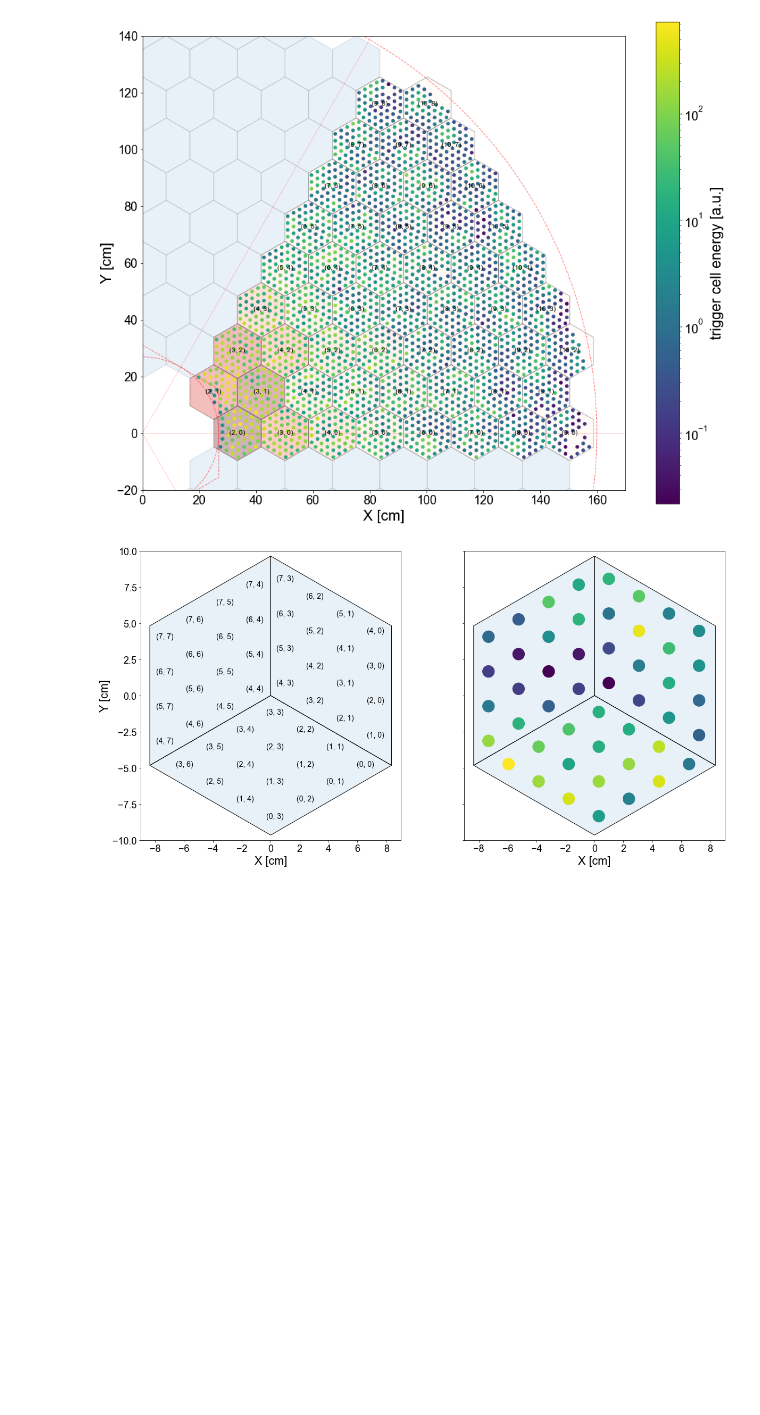
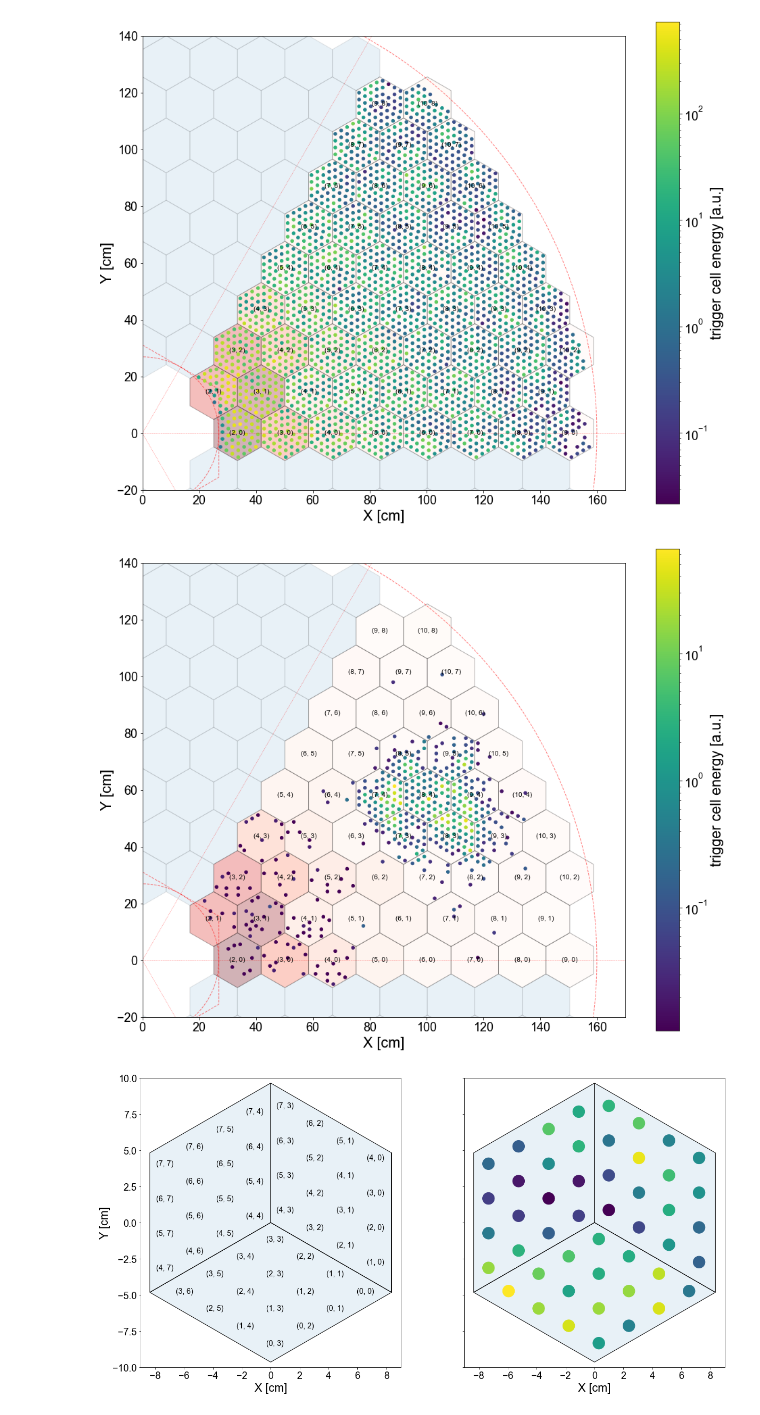
Before and after one commit to NWUHEP/hgcal-analysis, a Jupyter notebook: notebooks/tc_visualizer.ipynb, the cells around one changed output. Drawn from its saved outputs; the diff is of its cells as text; code cells hidden in the pictures; blank space fills up the shorter version.

Commit message:
Building mixing module for single neighborhood

```diff
--- a/notebooks/tc_visualizer.ipynb
+++ b/notebooks/tc_visualizer.ipynb
@@ -121,6 +115,49 @@ plt.savefig('plots/first_wedge_indexing.png')
 plt.show()
 # %% [output]
 [figure]
+# %%
+# Draw events within a single hex neighborhood
+
+# make some plots
+fig, ax = plt.subplots(1, figsize=(16, 16))
+ax.set_aspect('equal')
+
+# get the events centered on neighborhood
+u, v = (8, 4)
+hex_neighbor = gt.hex_neighbors(u, v)
+g = df_cut.groupby(['event', 'tc_waferu', 'tc_waferv'])
+
+wedge_condition = 'tc_waferu >= 2 and tc_waferu > tc_waferv and tc_waferv >= 0'
+wafer_sums = event_tc.query(wedge_condition).groupby(['tc_waferu', 'tc_waferv']).sum()
+pt.draw_hgcal_layer(ax, wafer_data=wafer_sums['tc_energy'], single_wedge=True, include_index=True)
+
+m = g.sum()[['tc_energy']].groupby(level=0).idxmax()['tc_energy'].to_list()
+emap = pd.DataFrame(m, columns=['event', 'waferu', 'waferv']).set_index(['waferu', 'waferv'])
+mask = emap.index.isin(hex_neighbor)
+events = emap[mask]['event'].values
+
+#ax.add_patch(poly)
+# overlay trigger cells.  Combine energy deposits from different events using groupby.
+random_e =
+tc_sums = event_tc.loc[ra].query(wedge_condition).groupby(['tc_x', 'tc_y']).sum()
+tc_energy = tc_sums['tc_energy'].values
+x, y = tc_sums.index.get_level_values(0).values, tc_sums.index.get_level_values(1).values
+marker_size = 20. #/ (1 + np.exp(-tc_energy)/10)
+scat = ax.scatter(x, y,
+                  marker='o', #(6, 0, 0),
+                  s=marker_size,
+                  c=tc_energy,
+                  zorder=2,
+                  norm=matplotlib.colors.LogNorm()
+                 )
+
+cbar = fig.colorbar(scat, ax=ax, shrink=0.82)
+cbar.set_label('trigger cell energy [a.u.]')
+
+plt.savefig('plots/first_wedge_indexing.png')
+plt.show()
+# %% [output]
+[figure, added]
 # %%
 # Draw a single module
 fig, axes = plt.subplots(1, 2, figsize=(20, 10), sharey=True)
```
Also changed, not shown: parts of 2 cells of this notebook, 3 other files.
